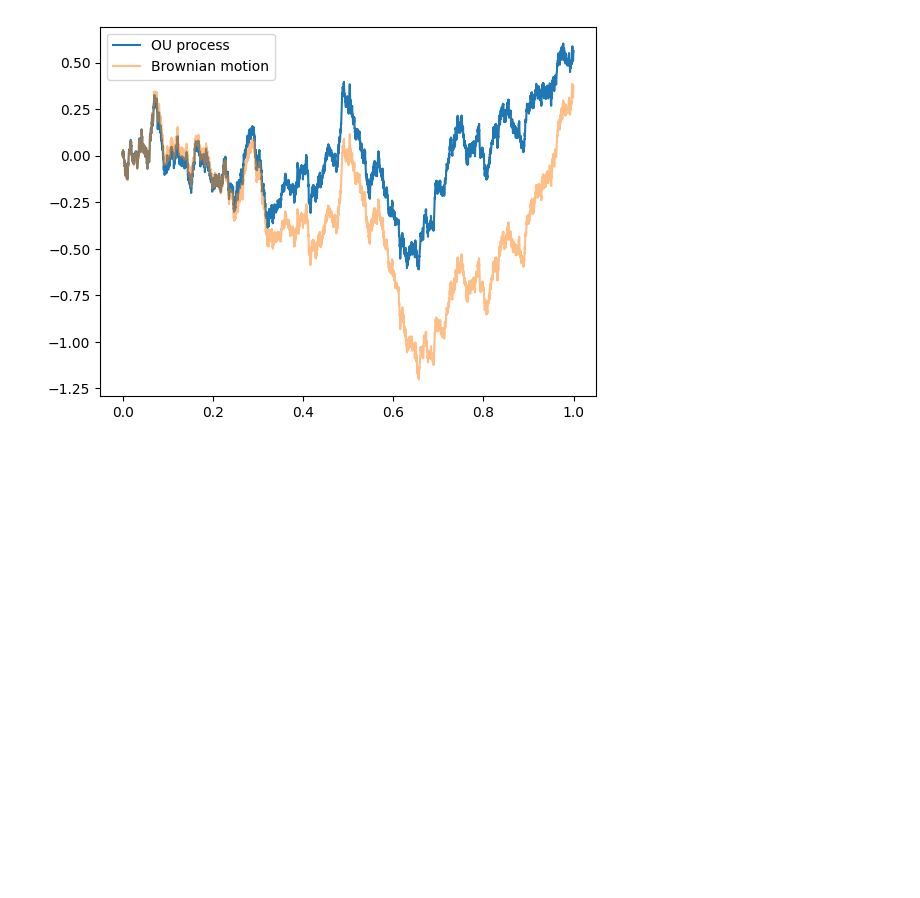
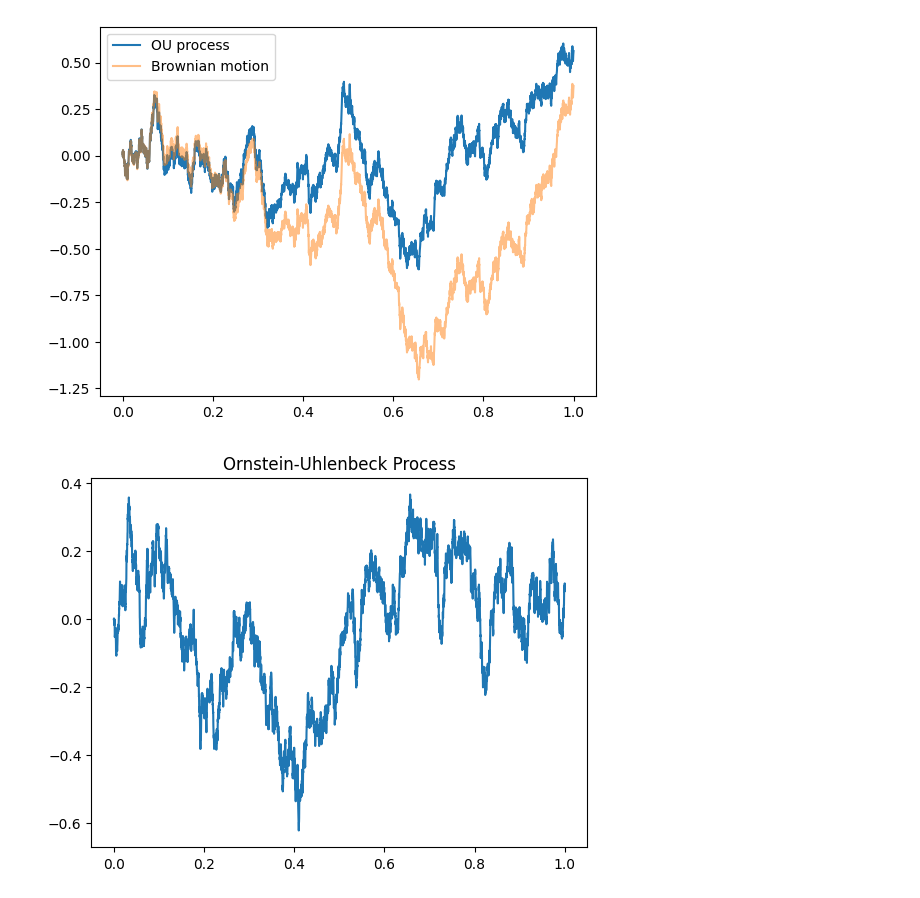
Before and after one commit to Shinyhunter95/Masters-Project, a Jupyter notebook: AR(1).ipynb, the cells around one changed output. Drawn from its saved outputs; the diff is of its cells as text; code cells hidden in the pictures; blank space fills up the shorter version.

```diff
--- a/AR(1).ipynb
+++ b/AR(1).ipynb
@@ -33,3 +33,30 @@ plt.legend()
 plt.show()
 # %% [output]
 [figure]
+# %%
+import numpy as np
+import matplotlib.pyplot as plt
+
+# Parameters
+T = 1.0
+N = 5000
+c = 10.0
+
+dt = T / N
+t = np.linspace(0, T, N + 1)
+
+# Brownian increments
+dW = np.sqrt(dt) * np.random.randn(N)
+
+# Simulate OU process
+X = np.zeros(N + 1)
+
+for i in range(N):
+    X[i+1] = X[i] - c * X[i] * dt + dW[i]
+
+# Plot
+plt.plot(t, X)
+plt.title("Ornstein-Uhlenbeck Process")
+plt.show()
+# %% [output]
+[figure, added]
```
Also changed, not shown: parts of 1 cell of this notebook.
